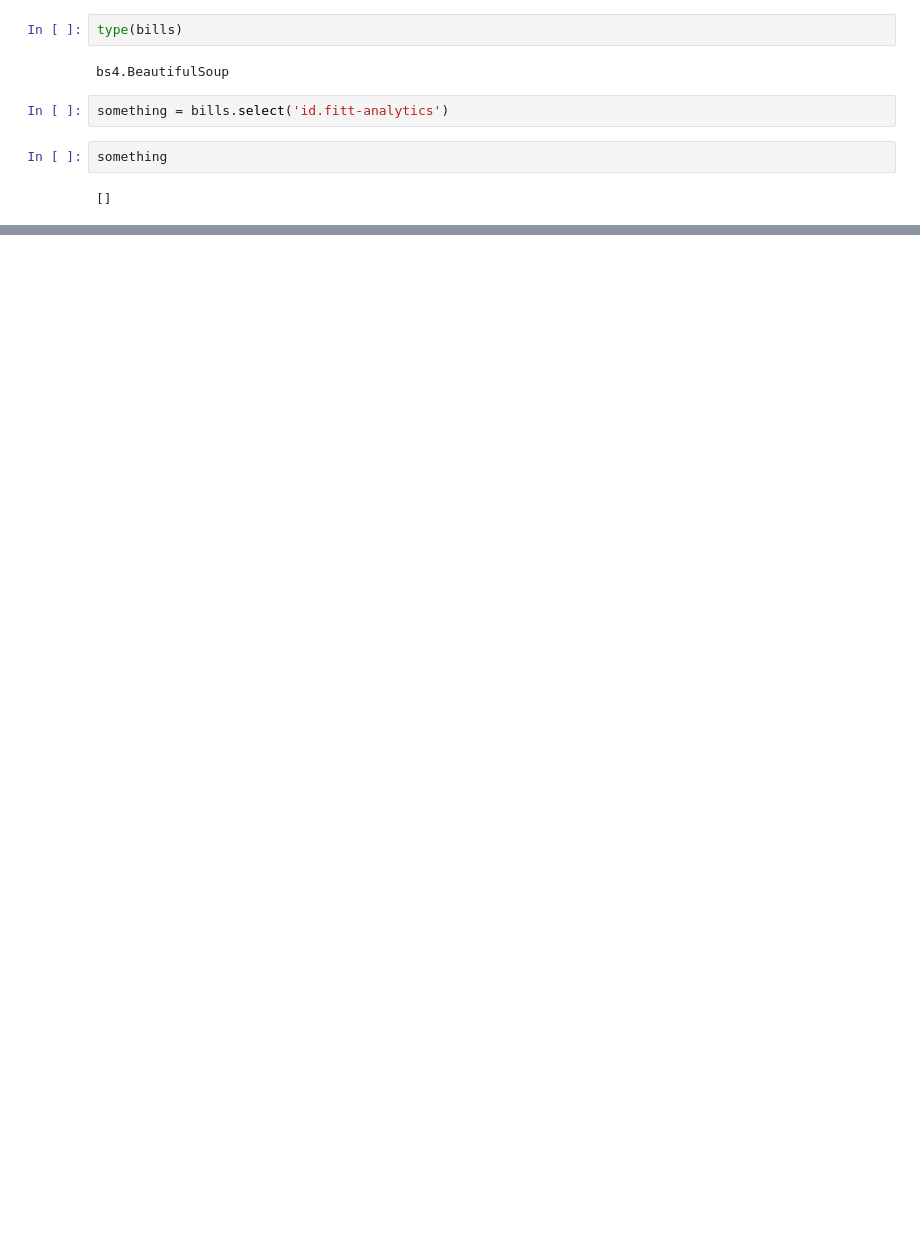
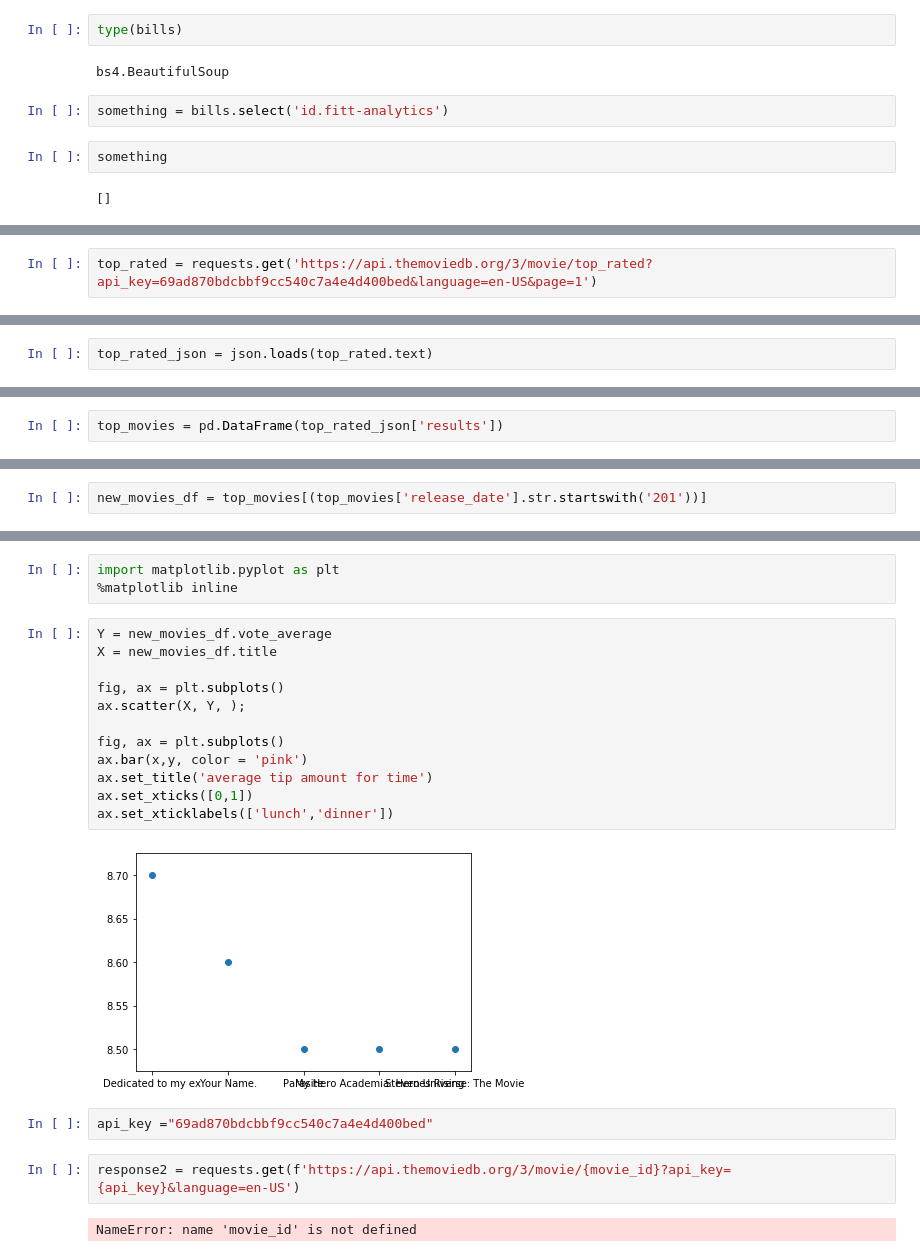
Before and after one commit to alieubaldeh1/Movies_Recomendations, a Jupyter notebook: draft.py.ipynb, the cells around one changed output, grey strips where cells are left out. Cells and saved outputs as stored; diff of their text form; blank space fills up the shorter version.

Commit message:
added my data

```diff
--- a/draft.py.ipynb
+++ b/draft.py.ipynb
@@ -125,0 +233,2 @@ something
+# %%
+top_rated = requests.get('https://api.themoviedb.org/3/movie/top_rated?api_key=69ad870bdcbbf9cc540c7a4e4d400bed&language=en-US&page=1')
@@ -125,0 +238,2 @@ something
+# %%
+top_rated_json = json.loads(top_rated.text)
@@ -125,0 +278,2 @@ something
+# %%
+top_movies = pd.DataFrame(top_rated_json['results'])
@@ -125,0 +300,2 @@ something
+# %%
+new_movies_df = top_movies[(top_movies['release_date'].str.startswith('201'))]
@@ -125,0 +311,23 @@ something
+# %%
+import matplotlib.pyplot as plt
+%matplotlib inline
+# %%
+Y = new_movies_df.vote_average
+X = new_movies_df.title
+
+fig, ax = plt.subplots()
+ax.scatter(X, Y, );
+
+fig, ax = plt.subplots()
+ax.bar(x,y, color = 'pink')
+ax.set_title('average tip amount for time')
+ax.set_xticks([0,1])
+ax.set_xticklabels(['lunch','dinner'])
+# %% [output]
+[figure, added]
+# %%
+api_key ="69ad870bdcbbf9cc540c7a4e4d400bed"
+# %%
+response2 = requests.get(f'https://api.themoviedb.org/3/movie/{movie_id}?api_key={api_key}&language=en-US')
+# %% [output]
+NameError: name 'movie_id' is not defined
```
Also changed, not shown: parts of 52 cells of this notebook, 2 other files.
